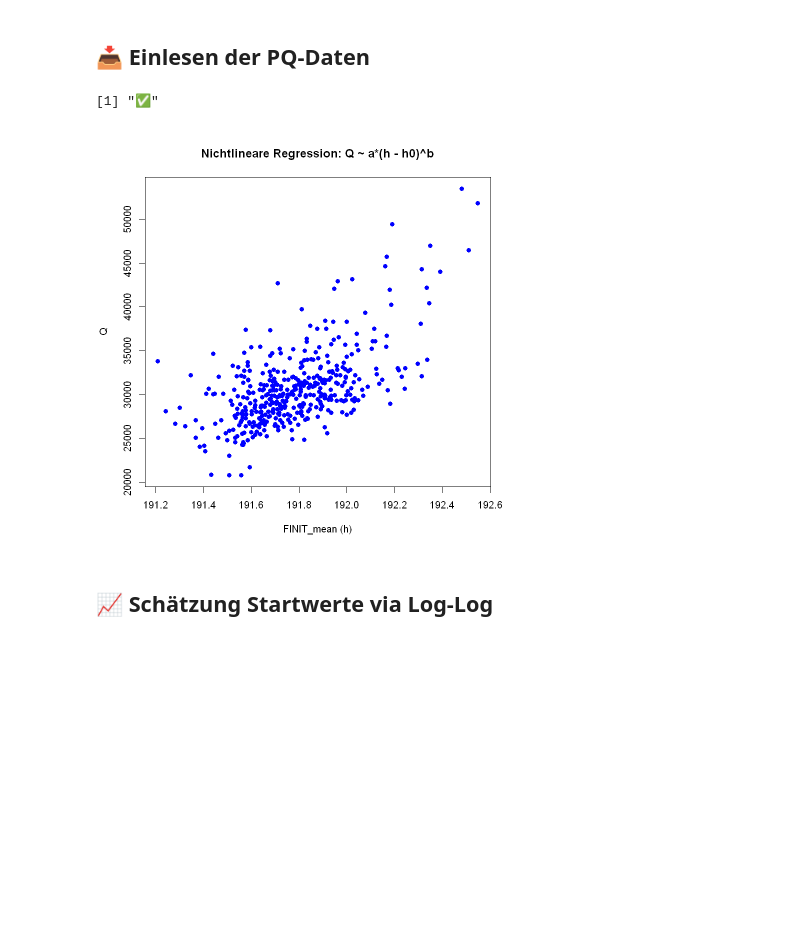
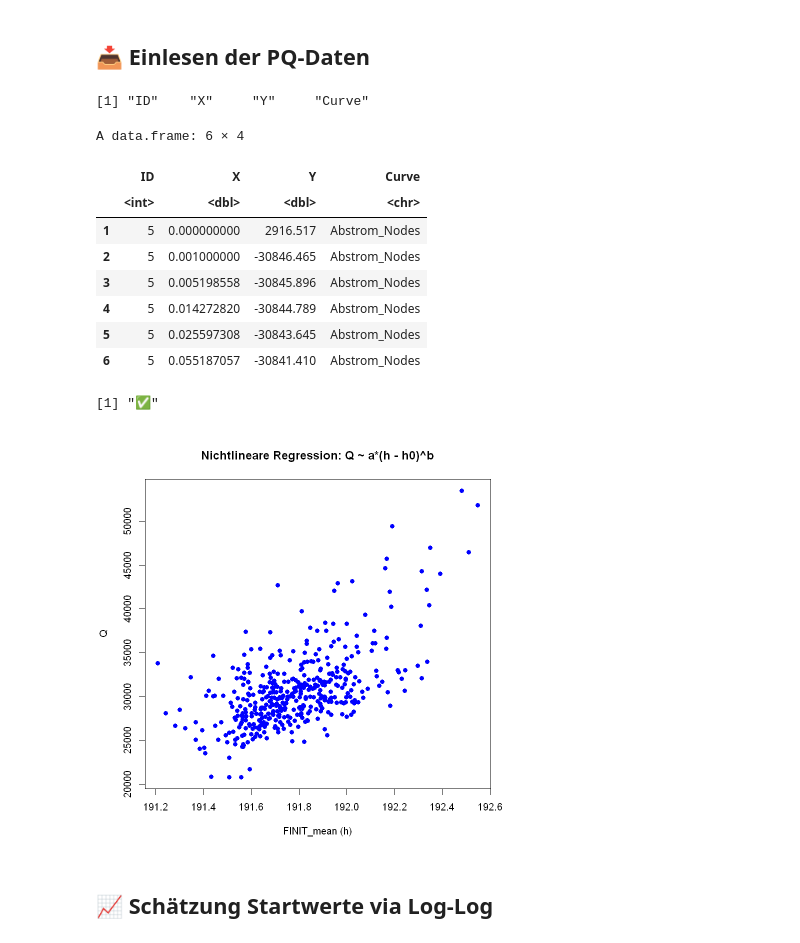
Before and after one commit to schelhorn19/Feflow_Flux_Issue, a Jupyter notebook: abfluss_modellierung_potenzfunktion_public_final_with_plots.ipynb, the cells around one changed output. Saved outputs shown, nothing was run; the diff lists cells and outputs as text; code cells hidden in the pictures; blank space fills up the shorter version.

```diff
--- a/abfluss_modellierung_potenzfunktion_public_final_with_plots.ipynb
+++ b/abfluss_modellierung_potenzfunktion_public_final_with_plots.ipynb
@@ -24,11 +42,24 @@ library(dplyr)
 # %%
 df_pq <- read.csv("./abstrom_aggregiert_subdomain_durchfluss.dat", sep=";")
 
+abfluss_history_charting <- read.csv("./Budget_History_charting_abstrom_flux.dat", sep="")
+names(abfluss_history_charting)
+head( abfluss_history_charting)
 plot(df_pq$h, df_pq$Q, pch = 19, col = "blue",
      main = "Nichtlineare Regression: Q ~ a*(h - h0)^b", xlab = "FINIT_mean (h)", ylab = "Q")
 print('✅')
 # %% [output]
-[1] "✅"
+[1] "ID"    "X"     "Y"     "Curve"
+A data.frame: 6 × 4
+|  | ID | X | Y | Curve |
+|  | <int> | <dbl> | <dbl> | <chr> |
+| 1 | 5 | 0.000000000 | 2916.517 | Abstrom_Nodes |
+| 2 | 5 | 0.001000000 | -30846.465 | Abstrom_Nodes |
+| 3 | 5 | 0.005198558 | -30845.896 | Abstrom_Nodes |
+| 4 | 5 | 0.014272820 | -30844.789 | Abstrom_Nodes |
+| 5 | 5 | 0.025597308 | -30843.645 | Abstrom_Nodes |
+| 6 | 5 | 0.055187057 | -30841.410 | Abstrom_Nodes |
+[1] "✅"
 [figure]
 # %% [markdown]
 ## 📈 Schätzung Startwerte via Log-Log
```
Also changed, not shown: parts of 2 cells of this notebook.
